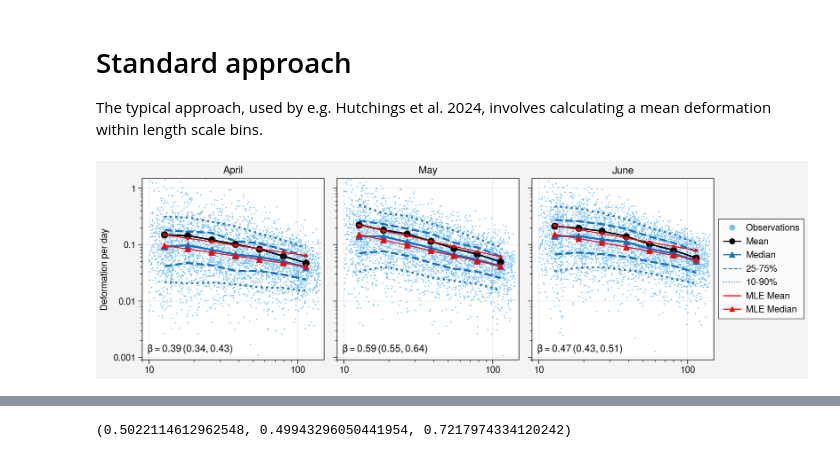
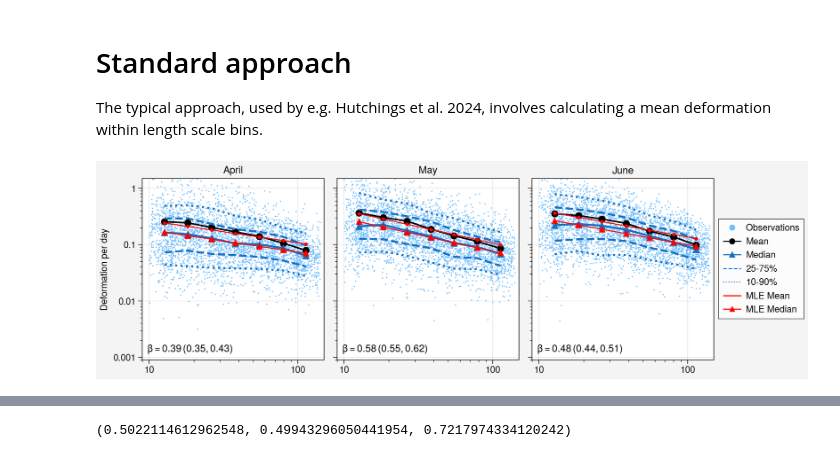
Before and after one commit to danielmwatkins/miz_scales_of_motion, a Jupyter notebook: notebooks/deformation_analysis.ipynb, the cells around one changed output, grey strips where cells are left out. Cells and saved outputs as stored; diff of their text form; code cells hidden in the pictures.

```diff
--- a/notebooks/deformation_analysis.ipynb
+++ b/notebooks/deformation_analysis.ipynb
@@ -167,7 +676,8 @@ dvdx = mean_accel(ycoords, vcoords, area, 1)
 dvdy = mean_accel(xcoords, vcoords, area, -1)
 
 df['divergence'] = dudx + dvdy #div = epsilon_i
+df['maximum_shear_strain_rate'] = 1/2*np.sqrt((dudx - dvdy)**2 + (dudy + dvdx)**2)
 df['vorticity'] = dvdx - dudy #vor
 df['pure_shear'] = dudy + dvdx #pure
 df['normal_shear'] = dudx - dvdy #normal
-df['total_deformation'] = 0.5*np.sqrt((dudx - dvdy)**2 + (dudy + dvdx)**2) #epsilon_ii = total deformation
+df['total_deformation'] = np.sqrt(df['divergence']**2 + 2*df['maximum_shear_strain_rate']**2)
@@ -247,0 +915,6 @@ all_results['polygon_area'].max()
+# %%
+counts = df.loc[df.no_overlap_sample].groupby('log_bin').count()['datetime']
+bin_mean_area = df.loc[df.no_overlap_sample][['log_bin', 'L']].groupby('log_bin').mean()['L']
+fig, ax = pplt.subplots(width=6, height=3)
+ax.plot(bin_mean_area, counts, marker='.')
+ax.format(ylabel='Polygon count', xlabel='Length scale', title='Polygon count by length scale for all data')
@@ -377,3 +1099,22 @@ ax.hist(ls_results)
+# %%
+for month in samples:
+    strat_samp = samples[month]
+    strat_samp = strat_samp.loc[(strat_samp['log_bin'] > 0) & (strat_samp['log_bin'] < 10)]
+    likelihood_results = pd.Series(np.nan, index=np.linspace(0.01, 1, 200))
+    for beta in likelihood_results.index:
+        likelihood_results.loc[beta] = normal_log_likelihood(strat_samp['total_deformation']*(60*60*24),
+                                                             strat_samp['L'], beta)
+    beta = likelihood_results.idxmax()
+    bs_table.loc[month, 'beta_mle'] = beta
+
+    data_mean = strat_samp.loc[:, ['L', 'total_deformation', 'log_bin']].groupby('log_bin').mean()
+    data_std = strat_samp.loc[:, ['L', 'total_deformation', 'log_bin']].groupby('log_bin').std()
+    n = strat_samp.loc[:, ['L', 'total_deformation', 'log_bin']].groupby('log_bin').count()
+    if len(data_mean) > 5:
+        beta, a, r, p, err = linregress(np.log(strat_samp['L']), np.log(strat_samp['total_deformation']*24*60*60))
+
+        bs_table.loc[month, 'beta_lsq'] = -beta
+        bs_table.loc[month, 'a_lsq'] = a
 # %% [markdown]
 # Standard approach
 The typical approach, used by e.g. Hutchings et al. 2024, involves calculating a mean deformation within length scale bins.
@@ -382,7 +1123,7 @@ from scipy.stats import linregress
 bs_table['reg_est'] = np.nan
 fig, axs = pplt.subplots(ncols=3)
 for ax, month, monthname in zip(axs, range(4, 7), ['April', 'May', 'June']):
-    strat_samp = pd.concat(samples[month], axis=0)
+    strat_samp = samples[month]
     strat_samp['log_total_deformation'] = np.log(strat_samp['total_deformation'])
     data = strat_samp.loc[(strat_samp.datetime.dt.month == month) & (strat_samp.no_overlap_sample)]
     data = data.loc[(data.log_bin > 0) & (data.log_bin < 10)]
@@ -392,17 +1133,6 @@ for ax, month, monthname in zip(axs, range(4, 7), ['April', 'May', 'June']):
     # data_std = data.loc[:, ['L', 'log_total_deformation', 'log_bin']].groupby('log_bin').std()
 
     n = data.loc[:, ['L', 'total_deformation', 'log_bin']].groupby('log_bin').count()
-    # if len(data_mean) > 5:
-    #     beta_lsq = bs_table.loc[month, 'beta_lsq']
-    #     a_lsq = bs_table.loc[month, 'a_lsq']
-
-    #     # ax.errorbar(data_mean['L'].values, np.exp(data_mean['log_total_deformation'].values)*24*60*60, marker='o',
-    #     #         yerr=(data_std['log_total_deformation'].values)*24*60*60,
-    #     #             label='', zorder=1, color='tab:blue', lw=1)
-
-    #     ax.plot(data_mean['L'].values, np.exp(a_lsq)*data_mean['L'].values**-beta_lsq, label='', marker='^', color='k', zorder=3)
-
-    # bs_table.loc[month, 'reg_est'] = beta
 
     beta_mle = bs_table.loc[month, 'beta_mle']
     scaled_eps = data['total_deformation']*(60*60*24)*data['L']**beta_mle
@@ -431,33 +1161,33 @@ for ax, month, monthname in zip(axs, range(4, 7), ['April', 'May', 'June']):
                                                                       minb=np.round(min_beta, 2),
                                                                       maxb=np.round(max_beta, 2))
     #                                           lb=-(beta + ts*err),
     #                                           ub=-(beta - ts*err))
 
     df_quantiles = pd.DataFrame({q: strat_samp[['log_bin', 'total_deformation']].groupby('log_bin').quantile(q).values.squeeze()
                                  for q in [0.1, 0.25, 0.5, .75, 0.9]},
              index = strat_samp[['log_bin', 'L']].groupby('log_bin').mean().values.squeeze())
 
     for q, ls in zip([0.1, 0.25, 0.5, .75, 0.9], [':', '--', '-', '--', ':']):
         if q == 0.5:
             m = '^'
         else:
             m = ''
         ax.plot(df_quantiles.index, df_quantiles[q].values*24*60*60, color='blue8', ls=ls, lw=2, m=m)
     # ax.format(lltitle='MLE: ' + mle_result + '\n' + 'LSQ: ' + lr_result, xreverse=False)
     ax.format(lltitle=mle_result)
     ax.format(yscale='log', xscale='log', ylim=(0.9e-3, 1.5), ylabel='Deformation per day', xlim=(9, 150), title=monthname, xreverse=False)
 
 h = [ax.plot([],[], c=c, lw=lw, m=m, ms=ms, ls=ls) for c, lw, m, ms, ls in zip(
                 ['blue3', 'k', 'blue8', 'blue8', 'blue8', 'r', 'r'],
                 [0, 1, 1, 1, 1, 1, 1],
                 ['o', 'o', '^', '', '', '.', '^'],
                 [5, 5, 5, 0, 0, 0, 4, 5],
                 ['', '-', '-', '--', ':', '-', '-'])]
 
 
 # make custom legend
 ax.legend(h, ['Observations', 'Mean', 'Median', '25-75%', '10-90%', 'MLE Mean', 'MLE Median'], ncols=1,loc='r')
-fig.save('../figures/fig10_deformation_scales.png', dpi=300)
+# fig.save('../figures/fig10_deformation_scales.png', dpi=300)
 # %% [output]
-[figure, old version]
+[figure, new version]
 # %%
```
Also changed, not shown: parts of 63 cells of this notebook, 5 other files.
